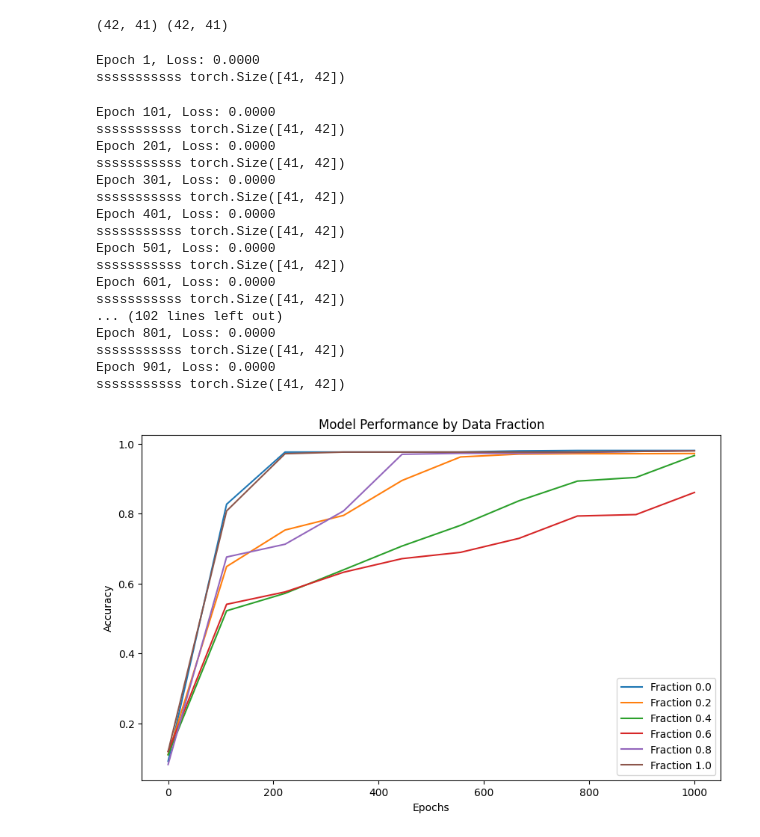
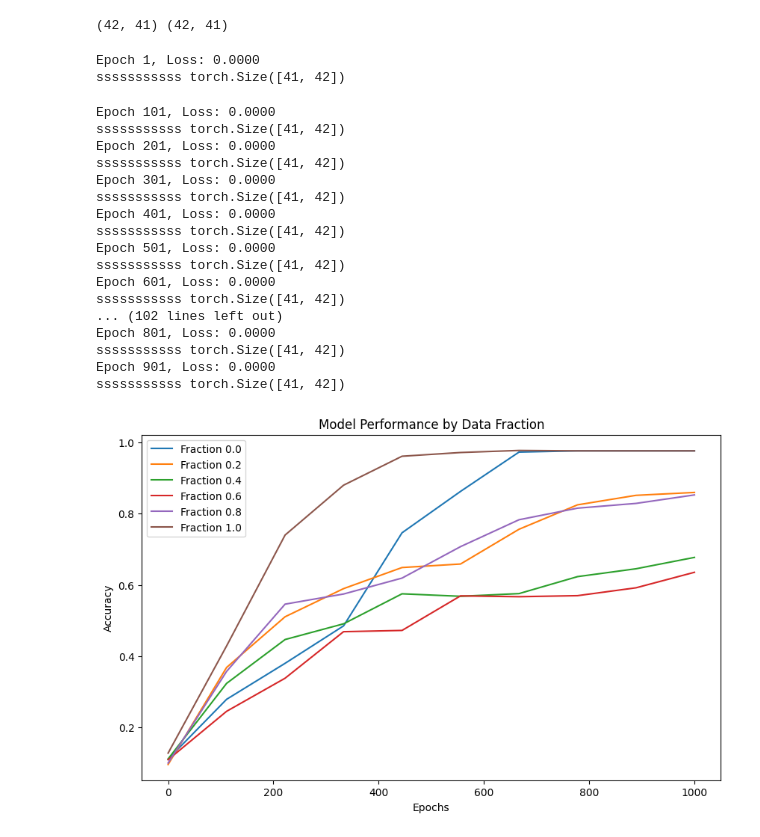
Before and after one commit to balajiVijayaraj7/Code-Mixed_Reality, a Jupyter notebook: overlap_contradiction.ipynb, the cells around one changed output. Cells and saved outputs as stored; diff of their text form; code cells hidden in the pictures.

```diff
--- a/overlap_contradiction.ipynb
+++ b/overlap_contradiction.ipynb
@@ -530,15 +533,15 @@ print(input_list.shape, output_list.shape)
 
 # Initialize parameters for the model and environment setup
 ntokens = 9  # Size of vocabulary
-emsize = 8  # Embedding dimension
+emsize = 4  # Embedding dimension
 nhead = 2  # Number of heads in the nn.MultiheadAttention
-d_hid = 8  # Dimension of the feedforward network model in nn.TransformerEncoder
+d_hid = 4  # Dimension of the feedforward network model in nn.TransformerEncoder
 nlayers = 2  # Number of nn.TransformerEncoderLayer
 dropout = 0.03  # Dropout probability
 learning_rate = 1e-3
 num_epochs = 1000
 fractions = np.arange(0, 101, 20) / 100
-model_dir = "overlap transformers up down"
+model_dir = "overlap_transformers_up_down_e4_d4"
 os.makedirs(model_dir, exist_ok=True)
 
 source, target = getTrainingData(songStrings, 2)  # Assume this function is properly defined
@@ -593,34 +596,34 @@ for fraction in fractions:
 plt.figure(figsize=(10, 6))
 for fraction, accuracies in fraction_accuracies.items():
     epochs = np.linspace(0, num_epochs, len(accuracies))  # Assuming accuracies are recorded evenly throughout training
     plt.plot(epochs, accuracies, label=f'Fraction {fraction}')
 
 plt.xlabel('Epochs')
 plt.ylabel('Accuracy')
 plt.title('Model Performance by Data Fraction')
 plt.legend()
 plt.show()
 # %% [output]
 Epoch 1, Loss: 0.0000
 sssssssssss torch.Size([41, 42])
 Epoch 101, Loss: 0.0000
 sssssssssss torch.Size([41, 42])
 Epoch 201, Loss: 0.0000
 sssssssssss torch.Size([41, 42])
 Epoch 301, Loss: 0.0000
 sssssssssss torch.Size([41, 42])
 Epoch 401, Loss: 0.0000
 sssssssssss torch.Size([41, 42])
 Epoch 501, Loss: 0.0000
 sssssssssss torch.Size([41, 42])
 Epoch 601, Loss: 0.0000
 sssssssssss torch.Size([41, 42])
 ... (102 lines left out)
 Epoch 801, Loss: 0.0000
 sssssssssss torch.Size([41, 42])
 Epoch 901, Loss: 0.0000
 sssssssssss torch.Size([41, 42])
-[figure, old version]
+[figure, new version]
 # %%
 #up down
 fractions = np.arange(0, 101, 20) / 100
```
Also changed, not shown: parts of 8 cells of this notebook, 36 other files.
